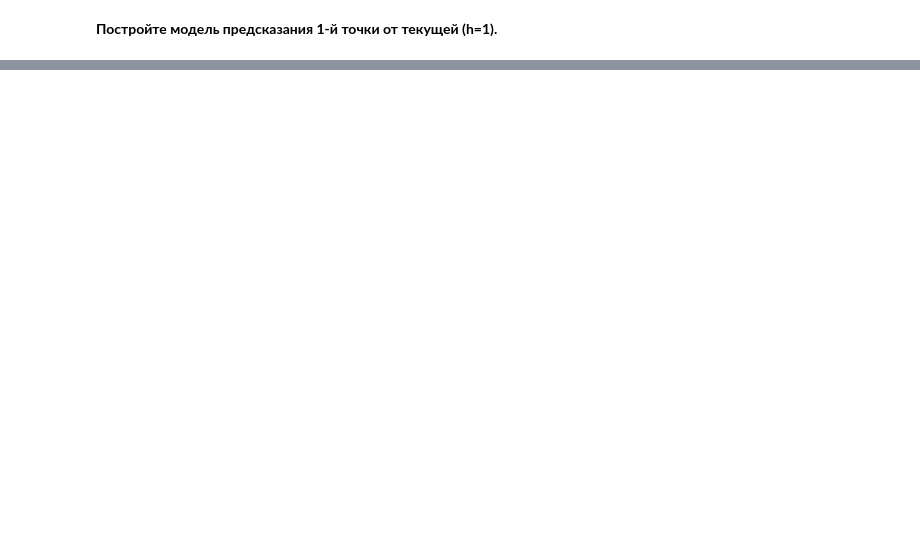
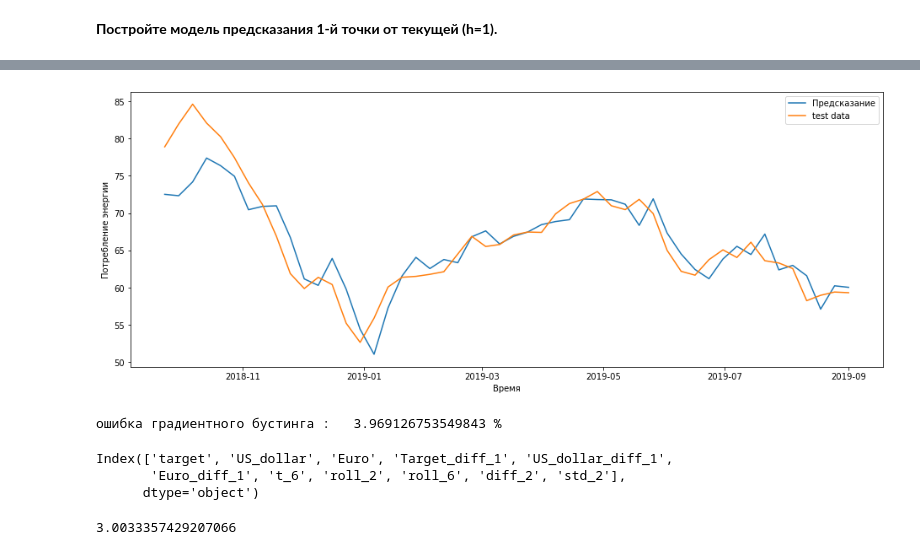
Before and after one commit to aldalinde/Time_series, a Jupyter notebook: lesson_05.ipynb, the cells around one changed output, grey strips where cells are left out. Saved outputs shown, nothing was run; the diff lists cells and outputs as text; code cells hidden in the pictures; blank space fills up the shorter version.

```diff
--- a/lesson_05.ipynb
+++ b/lesson_05.ipynb
@@ -345,0 +390,10 @@ Adding
+# %%
+X_train_1 = train.iloc[:-h,:]
+y_train_1 = train[brent_gb.columns[0]].values[h:]
+X_test_1 = test.iloc[:-h,:]
+y_test_1 = test[brent_gb.columns[0]].values[h:]
+# %%
+model_gb = GradientBoostingRegressor(max_depth=3, random_state=10, n_estimators=100)
+# %%
+model_gb.fit(X_train_1, y_train_1)
+X_test_pred_gb = model_gb.predict(X_test_1)
@@ -345,0 +417,23 @@ Adding
+# %%
+plt.figure( figsize=(16, 6))
+
+plt.xlabel('Время')
+plt.ylabel('Потребление энергии')
+plt.plot(test.index[-50:], X_test_pred_gb[-50:], label='Предсказание')
+plt.plot(test.index[-50:], y_test_1[-50:], label='test data')
+plt.legend()
+plt.show()
+
+er_g_1 = mean_absolute_percentage_error(y_true=y_test_1, y_pred=X_test_pred_gb)
+
+print('ошибка градиентного бустинга :  ', er_g_1, '%')
+# %% [output]
+[figure, added]
+ошибка градиентного бустинга :   3.969126753549843 %
+# %%
+
+brent_gb.columns
+# %% [output]
+Index(['target', 'US_dollar', 'Euro', 'Target_diff_1', 'US_dollar_diff_1',
+       'Euro_diff_1', 't_6', 'roll_2', 'roll_6', 'diff_2', 'std_2'],
+      dtype='object')
@@ -345,0 +448,5 @@ Adding
+# %%
+er_g_cut = mean_absolute_percentage_error(y_true=y_test_1, y_pred=X_test_pred_gb_cut)
+er_g_cut
+# %% [output]
+3.0033357429207066
```
Also changed, not shown: parts of 27 cells of this notebook.
